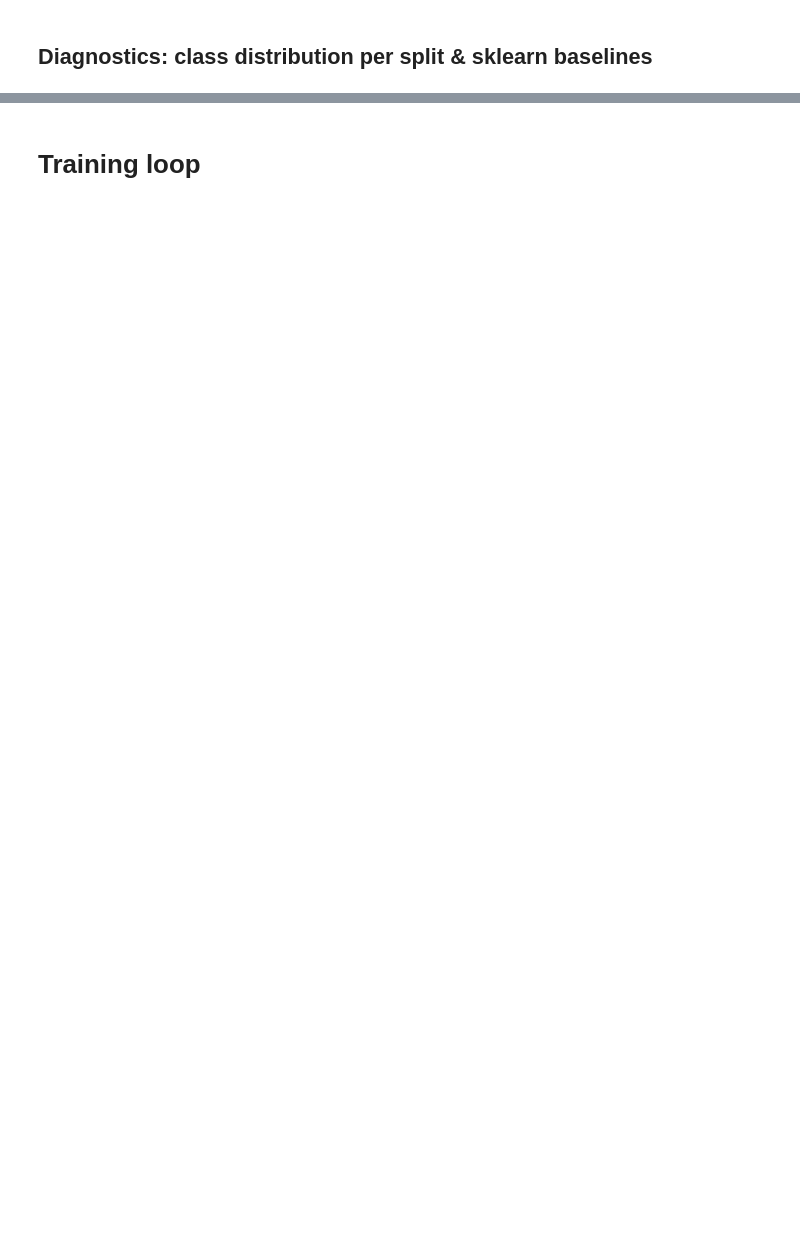
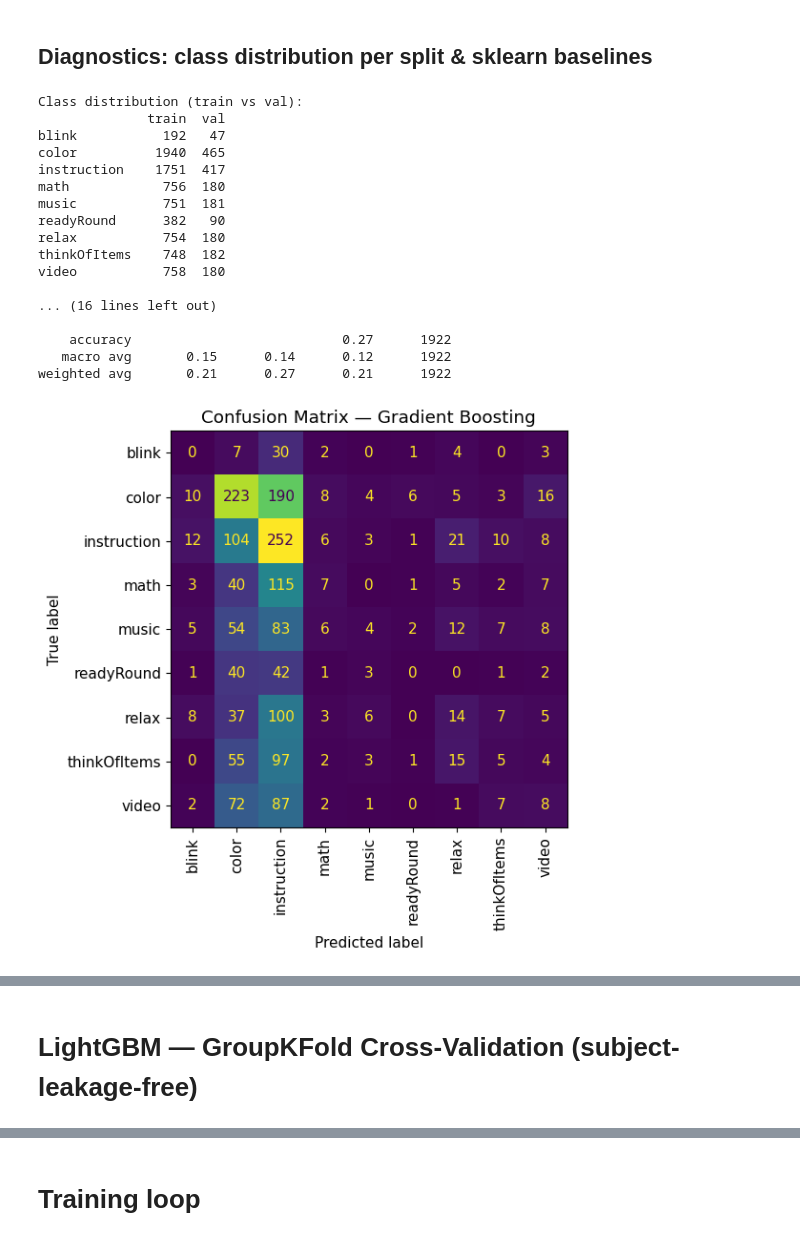
Before and after one commit to parhamkebria/EEG, a Jupyter notebook: EEG_Power_MLP.ipynb, the cells around one changed output, grey strips where cells are left out. Cells and saved outputs as stored; diff of their text form; code cells hidden in the pictures; blank space fills up the shorter version.

Commit message:
lightGB and kfold

```diff
--- a/EEG_Power_MLP.ipynb
+++ b/EEG_Power_MLP.ipynb
@@ -624,7 +628,8 @@ plt.show()
 device = torch.device('cuda' if torch.cuda.is_available() else 'cpu')
 
 # Extract features (8 power bands) and target (class label)
-X = np.array(eeg_data['eeg_power'].tolist(), dtype=np.float32)
+# X = np.array(eeg_data['eeg_power'].tolist(), dtype=np.float32)
+X = eeg_data[POWER_BANDS + fft_feature_cols + list(raw_features.keys())[1:-1]].values.astype(np.float32)
 y = eeg_data['label'].values
 subject_ids = eeg_data['id'].values
 
@@ -684,7 +689,7 @@ class EEGClassifier(nn.Module):
     def forward(self, x):
         return self.net(x)
 
-model     = EEGClassifier(8, 32, 16, num_classes).to(device)
+model     = EEGClassifier(24, 32, 16, num_classes).to(device)
 criterion = nn.CrossEntropyLoss(weight=class_weights, label_smoothing=0.05)
 optimizer = optim.Adam(model.parameters(), lr=0.001, weight_decay=1e-3)
 
@@ -692,6 +697,5 @@ batch_size   = 32
 train_loader = DataLoader(TensorDataset(X_train_t, y_train_t), batch_size=batch_size, shuffle=True)
 val_loader   = DataLoader(TensorDataset(X_val_t,   y_val_t),   batch_size=batch_size, shuffle=False)
 
-print(f"\nModel:\n{model}")
 print(f"Device: {device}")
 print(f"Train batches: {len(train_loader)} | Val batches: {len(val_loader)}")
@@ -713,7 +750,7 @@ print("Class distribution (train vs val):")
 print(dist_df.to_string())
 missing_in_val = [c for c in label_encoder.classes_ if c not in val_labels]
 if missing_in_val:
-    print(f"\n⚠️  Classes absent from val set: {missing_in_val}")
+    print(f"\nClasses absent from val set: {missing_in_val}")
     print("   F1-macro will be penalised for these — consider GroupKFold for stable evaluation.")
 
 # ── Majority-class baseline ───────────────────────────────────────
@@ -723,7 +760,7 @@ print(f"\nMajority-class baseline  Val F1-macro: {f1_score(y_val, majority_preds
 
 # ── Random Forest ─────────────────────────────────────────────────
 rf = RandomForestClassifier(n_estimators=300, max_depth=None, class_weight='balanced',
-                             random_state=42, n_jobs=-1)
+                            random_state=42, n_jobs=-1)
 rf.fit(X_train, y_train)
 rf_preds = rf.predict(X_val)
 rf_f1 = f1_score(y_val, rf_preds, average='macro', zero_division=0)
@@ -731,34 +768,53 @@ print(f"Random Forest            Val F1-macro: {rf_f1:.4f}")
 
 # ── Gradient Boosting ─────────────────────────────────────────────
 gb = GradientBoostingClassifier(n_estimators=200, max_depth=4, learning_rate=0.05,
-                                 subsample=0.8, random_state=42)
+                                subsample=0.8, random_state=42)
 gb.fit(X_train, y_train)
 gb_preds = gb.predict(X_val)
 gb_f1 = f1_score(y_val, gb_preds, average='macro', zero_division=0)
 print(f"Gradient Boosting        Val F1-macro: {gb_f1:.4f}")
 
 # ── Best baseline: full report + confusion matrix ─────────────────
 best_preds, best_name = (rf_preds, "Random Forest") if rf_f1 >= gb_f1 else (gb_preds, "Gradient Boosting")
 print(f"\nClassification Report — {best_name} (Val):")
 print(classification_report(y_val, best_preds, target_names=label_encoder.classes_, zero_division=0))
 
 fig, ax = plt.subplots(figsize=(8, 6))
 ConfusionMatrixDisplay.from_predictions(
     y_val, best_preds,
     display_labels=label_encoder.classes_,
     xticks_rotation=90,
     ax=ax,
     colorbar=False
 )
 ax.set_title(f"Confusion Matrix — {best_name}")
 plt.tight_layout()
 plt.show()
 
 # ── Feature importance (Random Forest) ───────────────────────────
-fig, ax = plt.subplots(figsize=(6, 3))
-importances = pd.Series(rf.feature_importances_, index=POWER_BANDS).sort_values()
+fig, ax = plt.subplots(figsize=(6, 6))
+importances = pd.Series(rf.feature_importances_, index=POWER_BANDS+fft_feature_cols+list(raw_features.keys())[1:-1]).sort_values()
 importances.plot.barh(ax=ax, color='steelblue')
 ax.set_title("Random Forest — Feature Importances")
 ax.set_xlabel("Mean decrease in impurity")
 plt.tight_layout()
 plt.show()
+# %% [output]
+Class distribution (train vs val):
+              train  val
+blink           192   47
+color          1940  465
+instruction    1751  417
+math            756  180
+music           751  181
+readyRound      382   90
+relax           754  180
+thinkOfItems    748  182
+video           758  180
+
+... (16 lines left out)
+
+    accuracy                           0.27      1922
+   macro avg       0.15      0.14      0.12      1922
+weighted avg       0.21      0.27      0.21      1922
+[figure, added]
@@ -772,0 +822,2 @@ plot_power_distribution(data=normal_df, large=False)
+# %% [markdown]
+# LightGBM — GroupKFold Cross-Validation (subject-leakage-free)
```
Also changed, not shown: parts of 14 cells of this notebook.
